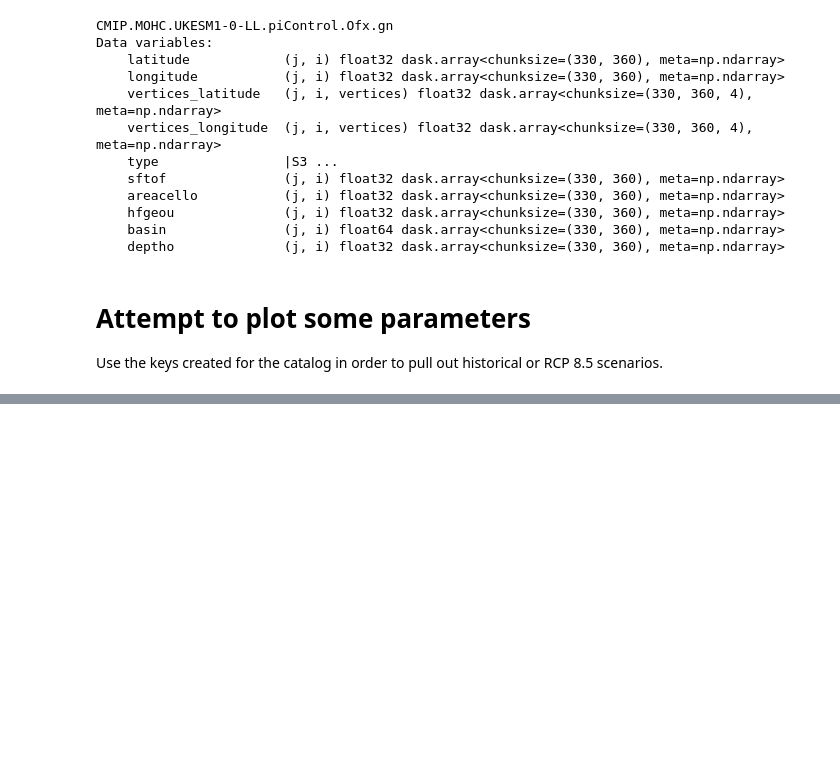
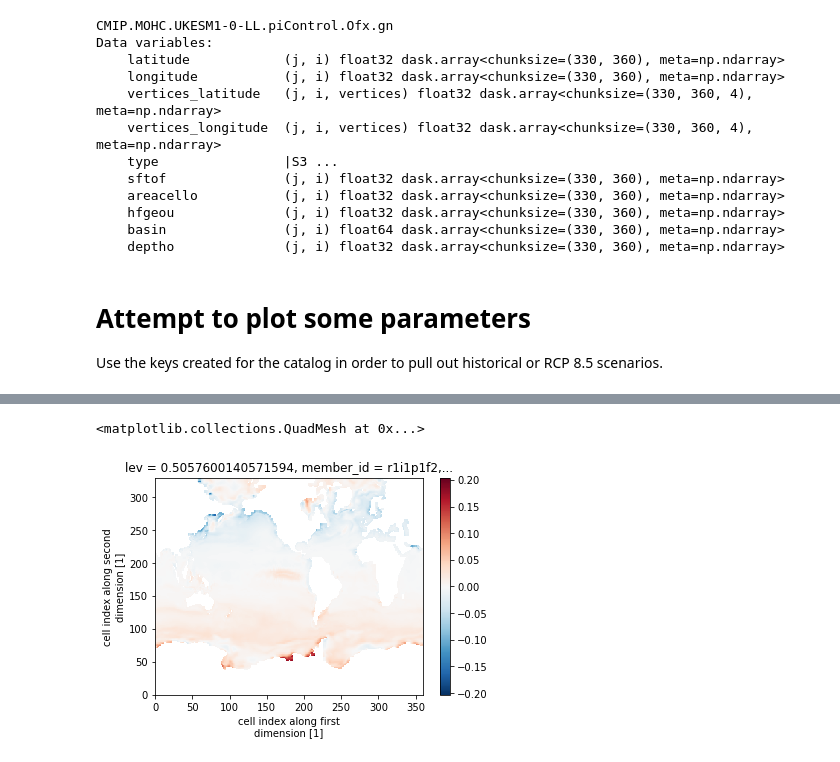
Before and after one commit to matt-long/cmip6hack-ocean-o2, a Jupyter notebook: notebooks/AOU_v_O2sat.ipynb, the cells around one changed output, grey strips where cells are left out. Cells and saved outputs as stored; diff of their text form; code cells hidden in the pictures; blank space fills up the shorter version.

```diff
--- a/notebooks/AOU_v_O2sat.ipynb
+++ b/notebooks/AOU_v_O2sat.ipynb
@@ -308,0 +323,7 @@ all_time = xr.concat([time_1970_to_1999,ssp585], dim='time')
+# %%
+# Calculate delta AOU from time_0 values
+delta_aou = all_time_aou - all_time_aou.isel(time = 0)
+delta_aou.isel(member_id = 0, time = 100, lev = 0).plot()
+# %% [output]
+<matplotlib.collections.QuadMesh at 0x...>
+[figure, added]
```
Also changed, not shown: parts of 33 cells of this notebook.
